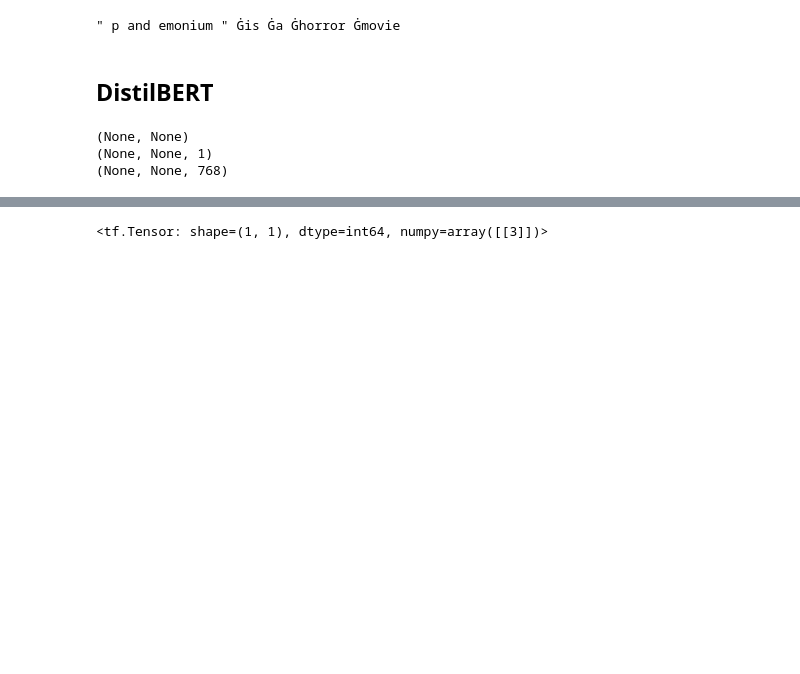
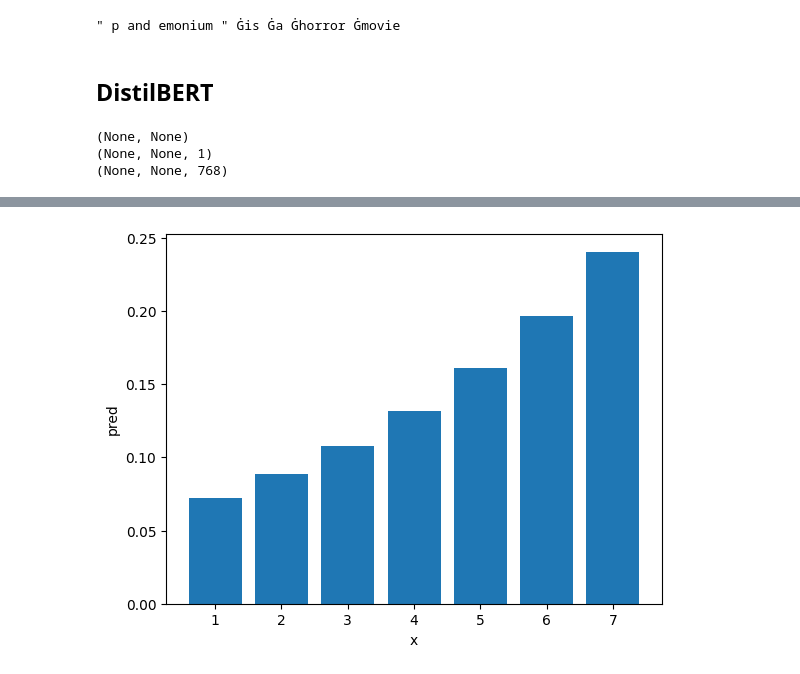
Before and after one commit to rickiepark/hm-dl, a Jupyter notebook: 03-1.ipynb, the cells around one changed output, grey strips where cells are left out. Drawn from its saved outputs; the diff is of its cells as text; code cells hidden in the pictures; blank space fills up the shorter version.

```diff
--- a/03-1.ipynb
+++ b/03-1.ipynb
@@ -776,6 +784,9 @@ SyntaxError: invalid syntax (<ipython-input-51-9352ba193b24>, line 1)
 # %%
-import numpy as np
+pred = softmax(x/5)
 
-keras.ops.take_along_axis(np.array([[1,2,3]]), np.array([[2]]), axis=-1)
+plt.bar(x, pred)
+plt.xlabel('x')
+plt.ylabel('pred')
+plt.show()
 # %% [output]
-<tf.Tensor: shape=(1, 1), dtype=int64, numpy=array([[3]])>
+[figure, added]
```
Also changed, not shown: parts of 9 cells of this notebook.
